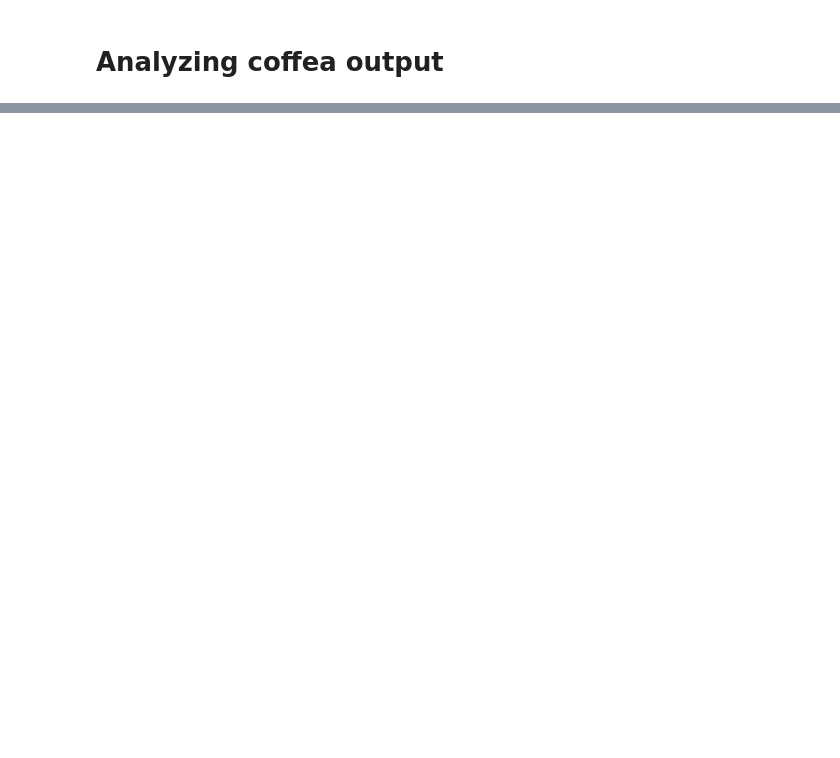
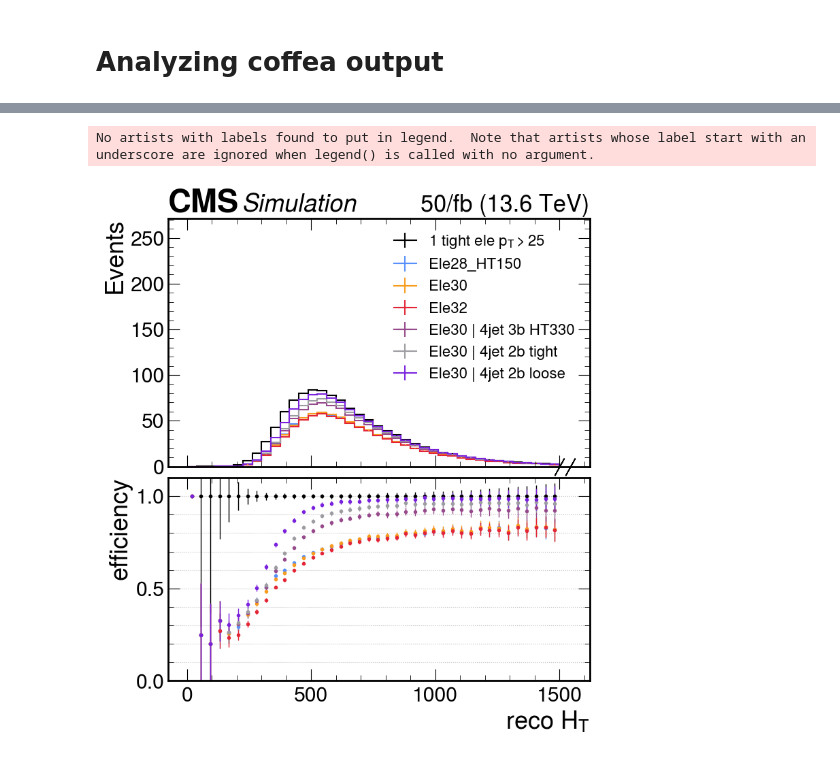
Before and after one commit to PocketCoffea/AnalysisConfigs, a Jupyter notebook: configs/ttHbb/triggers_run3/singleEle_HT_tests/HLTtriggers_test.ipynb, the cells around one changed output, grey strips where cells are left out. Saved outputs shown, nothing was run; the diff lists cells and outputs as text; code cells hidden in the pictures; blank space fills up the shorter version.

```diff
--- a/configs/ttHbb/triggers_run3/singleEle_HT_tests/HLTtriggers_test.ipynb
+++ b/configs/ttHbb/triggers_run3/singleEle_HT_tests/HLTtriggers_test.ipynb
@@ -189,0 +200,14 @@ No artists with labels found to put in legend.  Note that artists whose label st
+# %%
+hist_comparison_2(df["variables"]["recoHT"]["ttHTobb"]["ttHTobb_Run3"],
+                ['semilep_recoele15tight', 'semilep_recoele15tight_Ele28','semilep_recoele15tight_Ele30',
+                 'semilep_recoele15tight_Ele32',"semilep_recoele15tight_tripleB_Ele30",
+                 "semilep_recoele15tight_doubleB_tighter_Ele30",
+                "semilep_recoele15tight_doubleB_looser_Ele30"],
+                 labels=["1 tight ele $p_T>25$", "Ele28_HT150", "Ele30", "Ele32",
+                        "Ele30 | 4jet 3b HT330", "Ele30 | 4jet 2b tight", "Ele30 | 4jet 2b loose"],
+                  file="semilep_HT_reco",
+                  yratio_lim=[0.0,1.1],
+                 output_folder="/eos/user/d/dvalsecc/www/ttHbbPlots/triggers_run3_leptons_tests")
+# %% [output]
+No artists with labels found to put in legend.  Note that artists whose label start with an underscore are ignored when legend() is called with no argument.
+[figure, added]
```
Also changed, not shown: parts of 20 cells of this notebook, 4 other files.
